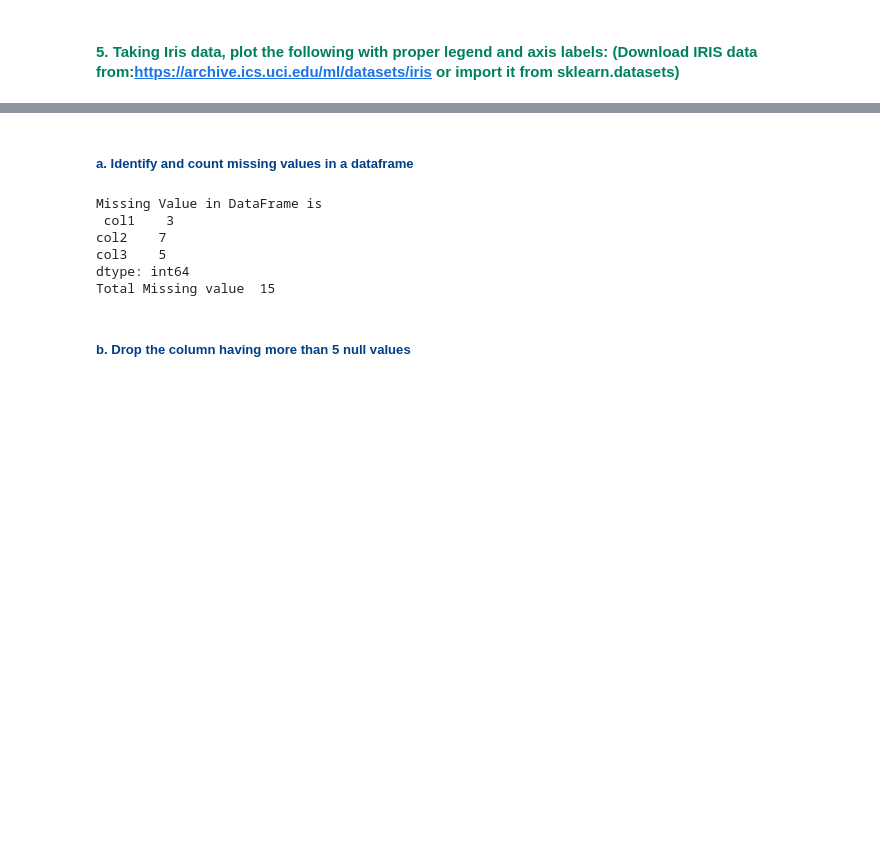
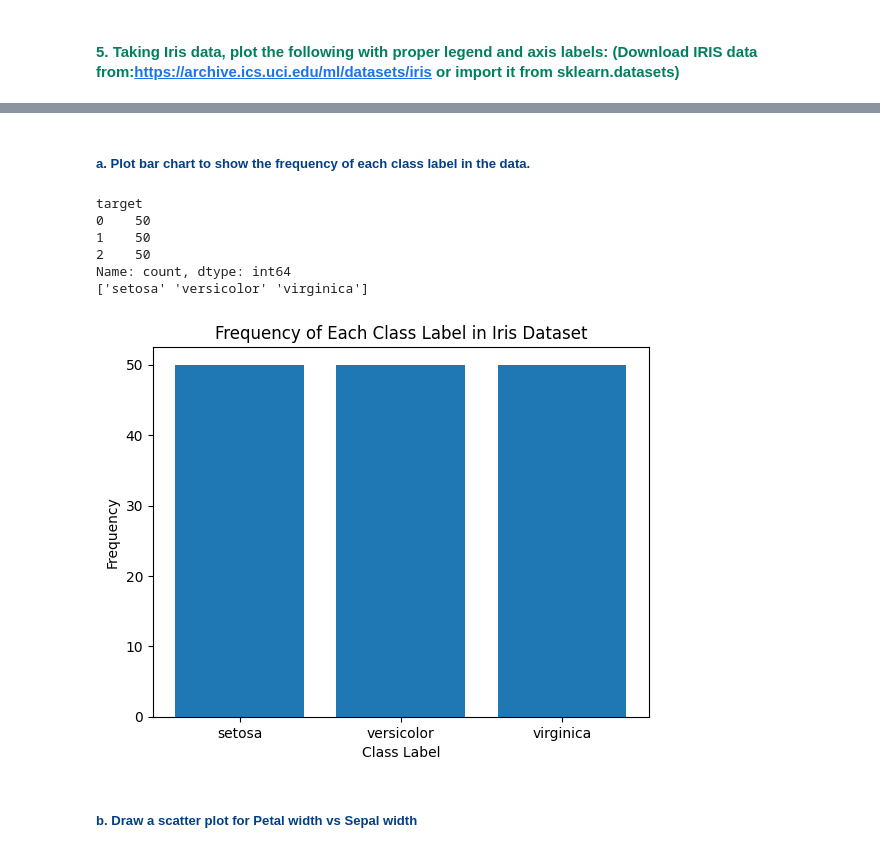
Before and after one commit to Rohit-2163/Dav, a Jupyter notebook: 5_Assingment.ipynb, the cells around one changed output, grey strips where cells are left out. Drawn from its saved outputs; the diff is of its cells as text; code cells hidden in the pictures; blank space fills up the shorter version.

Commit message:
dataset_fixed

```diff
--- a/5_Assingment.ipynb
+++ b/5_Assingment.ipynb
@@ -24,25 +39,24 @@ print(iris_df)
 # %% [markdown]
-##### <span style="color:#003f88">a. Identify and count missing values in a dataframe</span>
+##### <span style="color:#003f88">a. Plot bar chart to show the frequency of each class label in the data.</span>
 # %%
-#creating a dataframe with 3 columns and 50 rows
-df=pd.DataFrame(np.random.randint(0,100,size=(50,3)),
-                columns=['col1','col2','col3'])
-
-# Replacing 10% of the values with NaN
-df=df.mask(np.random.random(df.shape)<.1)
-
-#Identifying and count missing values in dataframe
-missing_values=df.isnull().sum()
-
-print('Missing Value in DataFrame is\n',missing_values)
-print('Total Missing value ',missing_values.sum())
+#plotting frequency of each class
+class_counts = iris_df['target'].value_counts()
+class_labels = iris.target_names
+plt.bar(class_labels, class_counts)
+plt.xlabel('Class Label')
+plt.ylabel('Frequency')
+plt.title('Frequency of Each Class Label in Iris Dataset')
+print(class_counts)
+print(class_labels)
+plt.show()
 # %% [output]
-Missing Value in DataFrame is
- col1    3
-col2    7
-col3    5
-dtype: int64
-Total Missing value  15
+target
+0    50
+1    50
+2    50
+Name: count, dtype: int64
+['setosa' 'versicolor' 'virginica']
+[figure, added]
 # %% [markdown]
-##### <span style="color:#003f88">b. Drop the column having more than 5 null values</span>
+##### <span style="color:#003f88">b. Draw a scatter plot for Petal width vs Sepal width</span>
 # %%
```
Also changed, not shown: parts of 15 cells of this notebook.
